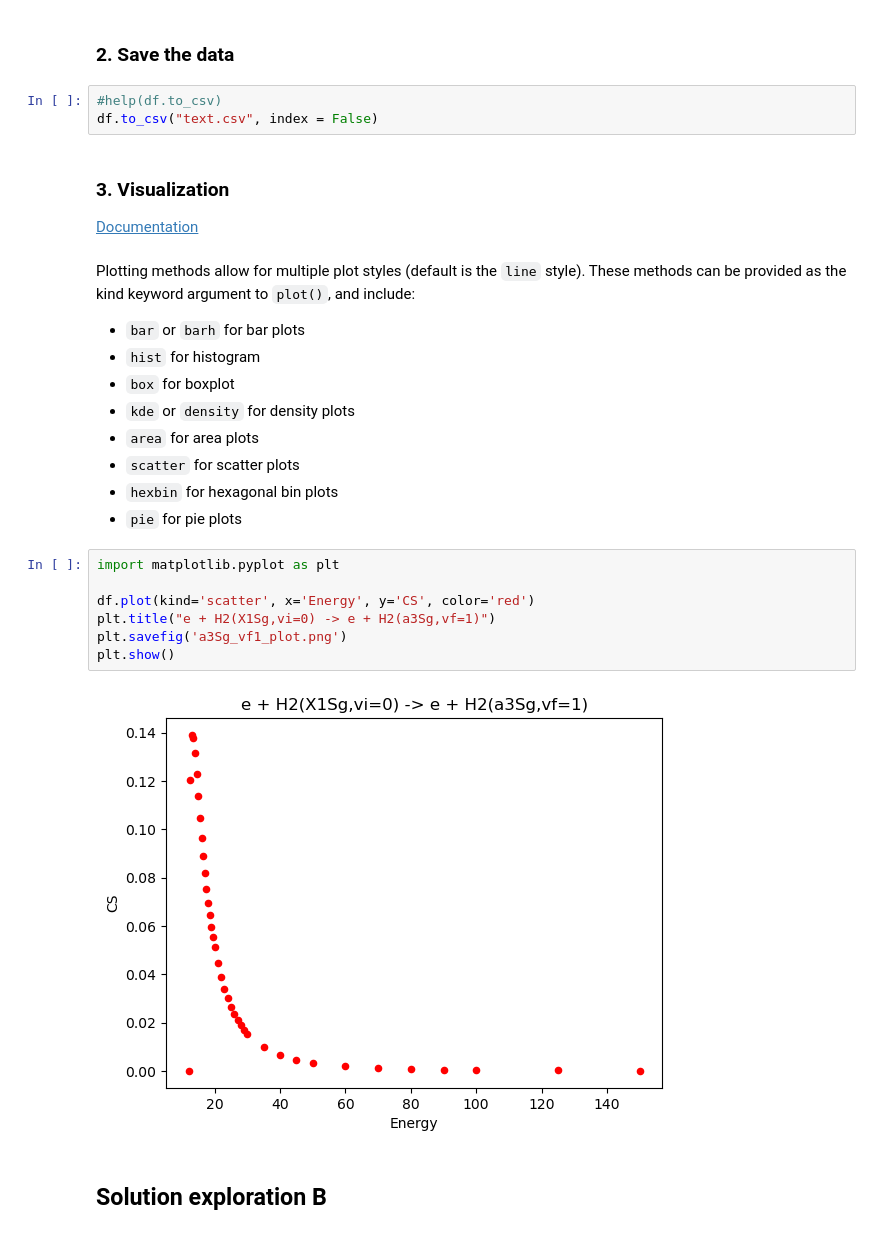
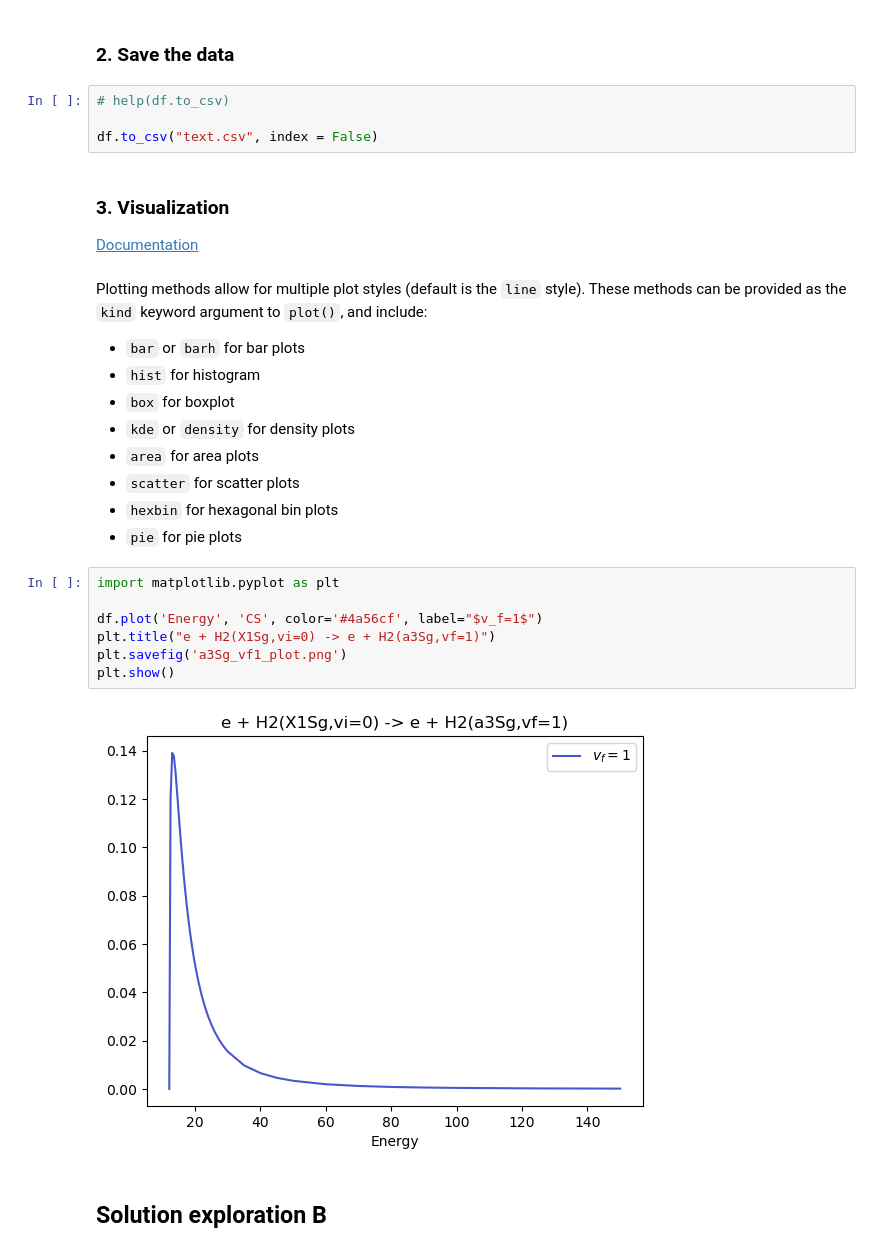
Before and after one commit to ludmilamarian/ICTP_Workshop_2021, a Jupyter notebook: cs_conda.ipynb, the cells around one changed output. Cells and saved outputs as stored; diff of their text form.

```diff
--- a/cs_conda.ipynb
+++ b/cs_conda.ipynb
@@ -63,14 +53,15 @@ df #entire data
 # %% [markdown]
 ### 2. Save the data
 # %%
-#help(df.to_csv)
+# help(df.to_csv)
+
 df.to_csv("text.csv", index = False)
 # %% [markdown]
 ### 3. Visualization
 
 [Documentation](https://pandas.pydata.org/pandas-docs/stable/user_guide/visualization.html)
 # %% [markdown]
-Plotting methods allow for multiple plot styles (default is the `line` style). These methods can be provided as the kind keyword argument to `plot()`, and include:
+Plotting methods allow for multiple plot styles (default is the `line` style). These methods can be provided as the `kind` keyword argument to `plot()`, and include:
 
 * `bar` or `barh` for bar plots
 * `hist` for histogram
@@ -83,12 +74,12 @@ Plotting methods allow for multiple plot styles (default is the `line` style). T
 # %%
 import matplotlib.pyplot as plt
 
-df.plot(kind='scatter', x='Energy', y='CS', color='red')
+df.plot('Energy', 'CS', color='#4a56cf', label="$v_f=1$")
 plt.title("e + H2(X1Sg,vi=0) -> e + H2(a3Sg,vf=1)")
 plt.savefig('a3Sg_vf1_plot.png')
 plt.show()
 # %% [output]
-[figure, old version]
+[figure, new version]
 # %% [markdown]
 ## Solution exploration B
 # %% [markdown]
```
Also changed, not shown: parts of 7 cells of this notebook.
